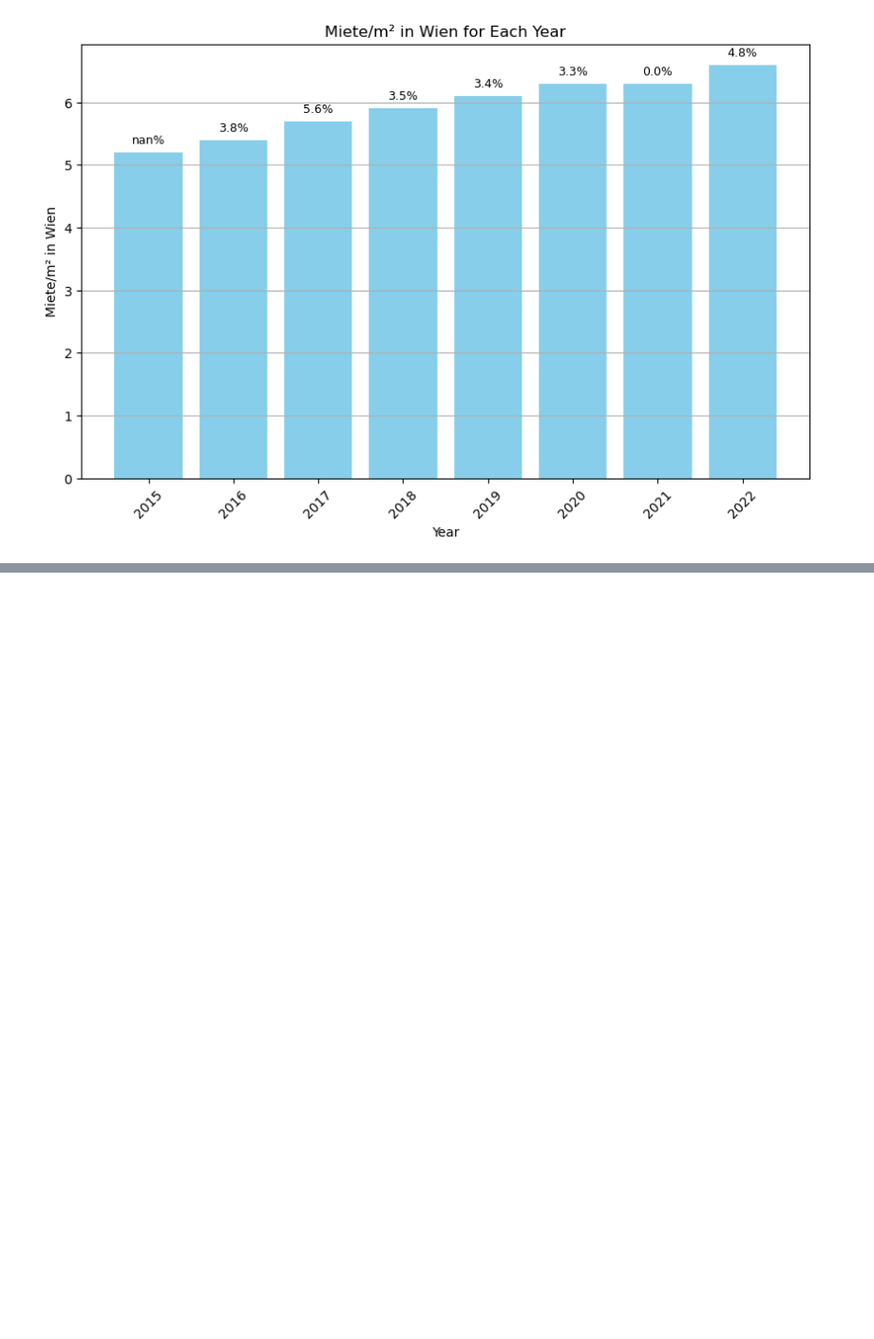
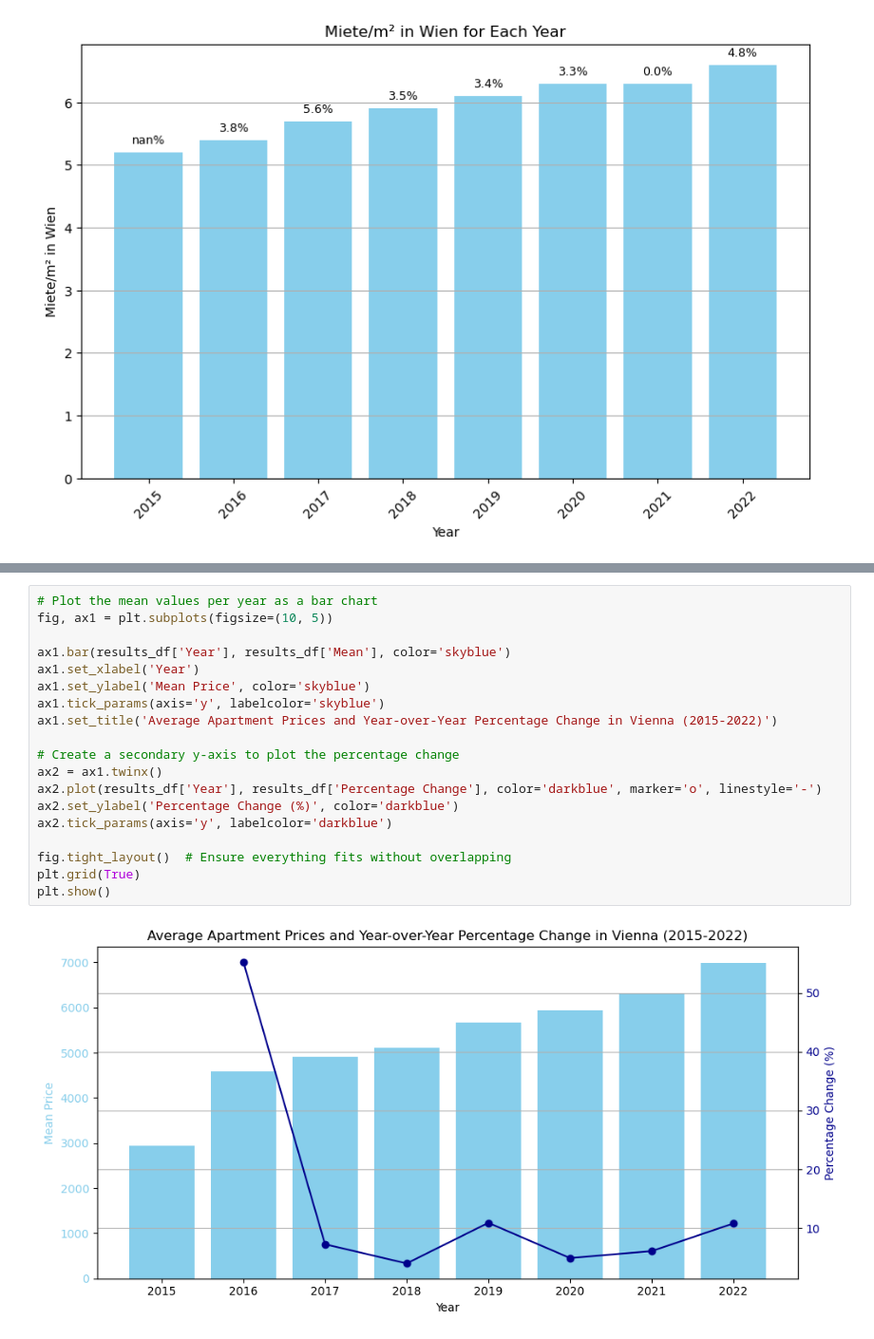
Before and after one commit to markusKoppensteiner1998/immocheck, a Jupyter notebook: ImmoCheck.ipynb, the cells around one changed output, grey strips where cells are left out. Shown at 95% size. Drawn from its saved outputs; the diff is of its cells as text; blank space fills up the shorter version.

```diff
--- a/ImmoCheck.ipynb
+++ b/ImmoCheck.ipynb
@@ -262,0 +397,21 @@ plt.show()
+# %%
+# Plot the mean values per year as a bar chart
+fig, ax1 = plt.subplots(figsize=(10, 5))
+
+ax1.bar(results_df['Year'], results_df['Mean'], color='skyblue')
+ax1.set_xlabel('Year')
+ax1.set_ylabel('Mean Price', color='skyblue')
+ax1.tick_params(axis='y', labelcolor='skyblue')
+ax1.set_title('Average Apartment Prices and Year-over-Year Percentage Change in Vienna (2015-2022)')
+
+# Create a secondary y-axis to plot the percentage change
+ax2 = ax1.twinx()
+ax2.plot(results_df['Year'], results_df['Percentage Change'], color='darkblue', marker='o', linestyle='-')
+ax2.set_ylabel('Percentage Change (%)', color='darkblue')
+ax2.tick_params(axis='y', labelcolor='darkblue')
+
+fig.tight_layout()  # Ensure everything fits without overlapping
+plt.grid(True)
+plt.show()
+# %% [output]
+[figure, added]
```
Also changed, not shown: parts of 9 cells of this notebook, 8 other files.
